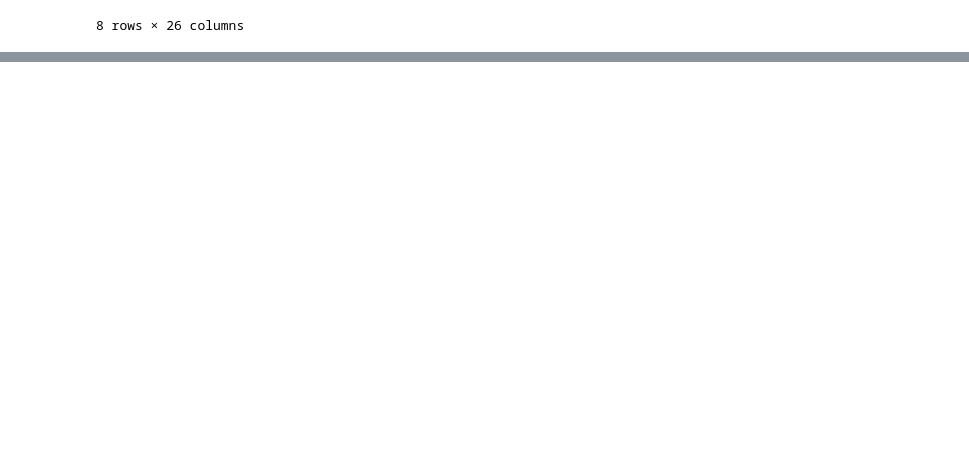
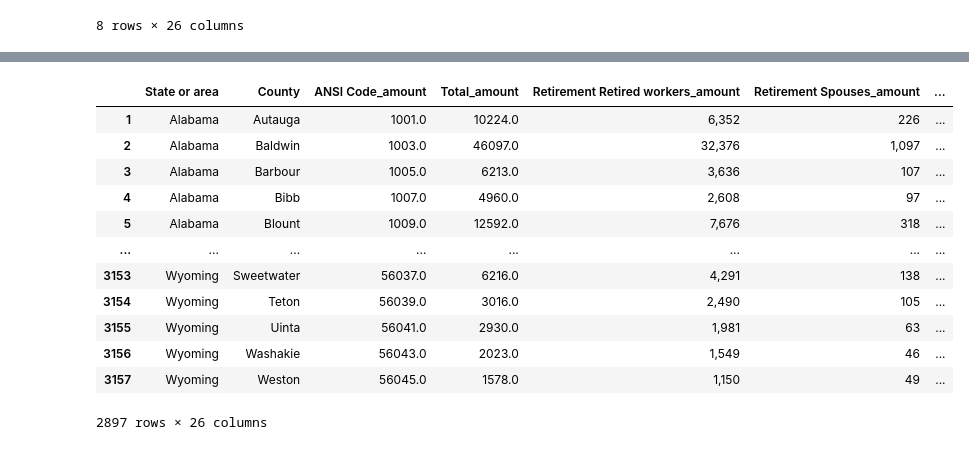
Before and after one commit to bernbr/group10_project1, a Jupyter notebook: project_ssa.ipynb, the cells around one changed output, grey strips where cells are left out. Cells and saved outputs as stored; diff of their text form; code cells hidden in the pictures; blank space fills up the shorter version.

```diff
--- a/project_ssa.ipynb
+++ b/project_ssa.ipynb
@@ -221,0 +348,27 @@ df_2020[df_2020['County'].isna()]
+# %%
+#Remove duplicate states and get the average Total Amount for 2010
+
+df_2010['Total_amount'] = df_2010['Total_amount'].str.replace(',','')
+
+df_2010['Total_amount'] = df_2010['Total_amount'].astype('float64', copy=True, errors='raise')
+# %%
+#Only want fifty states 2010
+
+fiftystates_2010 = df_2010.loc[df_2010['State or area'].isin(['Alabama', 'Alaska','Arizona','California','Colorado','Connecticut', 'Delaware', 'Florida','Georgia', 'Hawaii','Idaho','Illinois','Indiana','Iowa','Kansas','Kentucky','Louisiana','Maine','Maryland'
+                                                             'Massachusetts','Michigan','Minnesota','Mississippi','Missouri','Montana','Nebraska','Nevada','New Hampshire','New Jersey', 'New Mexico', 'New York','North Carolina','North Dakota','Ohio','Oklahoma','Oregon',
+                                                             'Pennsylvania','Rhode Island', 'South Carolina','South Dakota','Tennessee','Texas','Utah','Vermont','Virgina','Washington','West Virginia', 'Wisconsin','Wyoming'])]
+fiftystates_2010
+# %% [output]
+|  | State or area | County | ANSI Code_amount | Total_amount | Retirement Retired workers_amount | Retirement Spouses_amount | ... |
+| 1 | Alabama | Autauga | 1001.0 | 10224.0 | 6,352 | 226 | ... |
+| 2 | Alabama | Baldwin | 1003.0 | 46097.0 | 32,376 | 1,097 | ... |
+| 3 | Alabama | Barbour | 1005.0 | 6213.0 | 3,636 | 107 | ... |
+| 4 | Alabama | Bibb | 1007.0 | 4960.0 | 2,608 | 97 | ... |
+| 5 | Alabama | Blount | 1009.0 | 12592.0 | 7,676 | 318 | ... |
+| ... | ... | ... | ... | ... | ... | ... | ... |
+| 3153 | Wyoming | Sweetwater | 56037.0 | 6216.0 | 4,291 | 138 | ... |
+| 3154 | Wyoming | Teton | 56039.0 | 3016.0 | 2,490 | 105 | ... |
+| 3155 | Wyoming | Uinta | 56041.0 | 2930.0 | 1,981 | 63 | ... |
+| 3156 | Wyoming | Washakie | 56043.0 | 2023.0 | 1,549 | 46 | ... |
+| 3157 | Wyoming | Weston | 56045.0 | 1578.0 | 1,150 | 49 | ... |
+2897 rows × 26 columns
```
Also changed, not shown: parts of 10 cells of this notebook.
